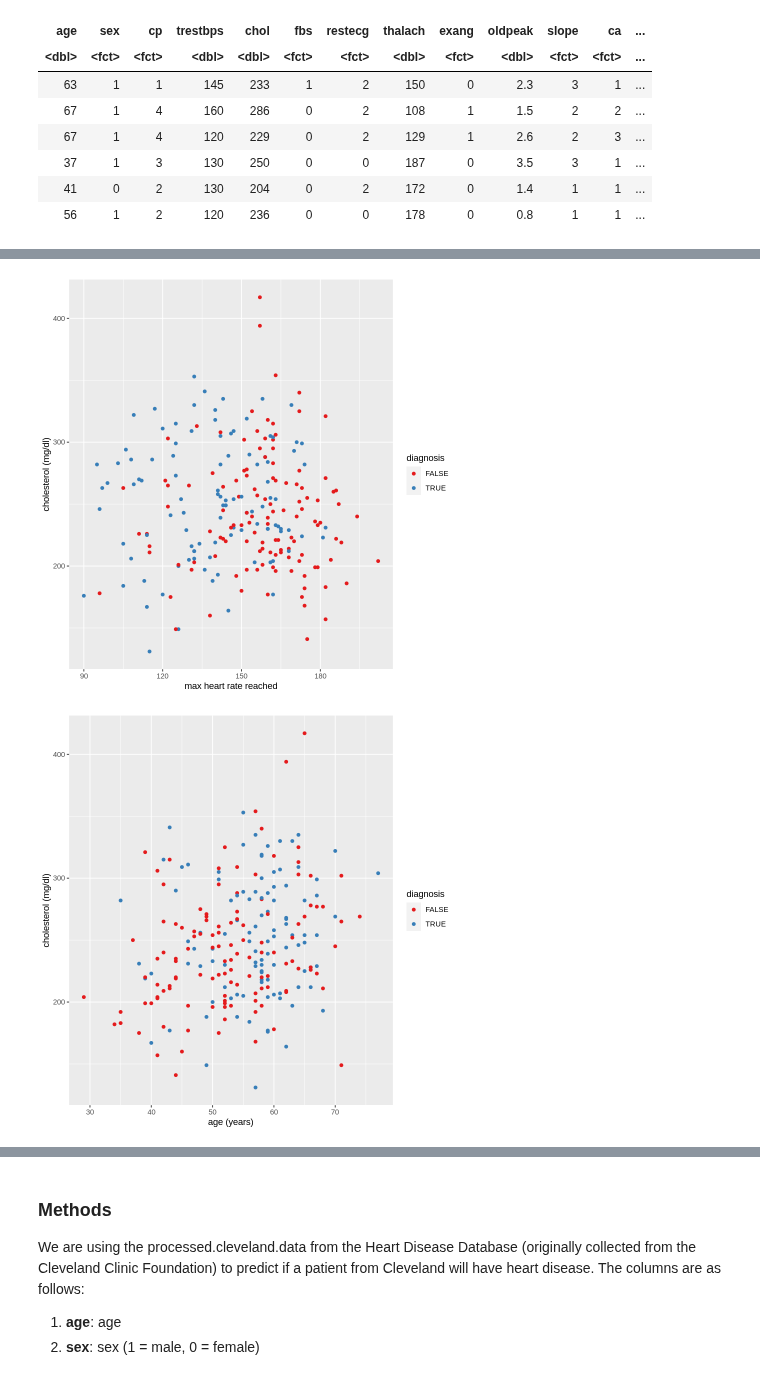
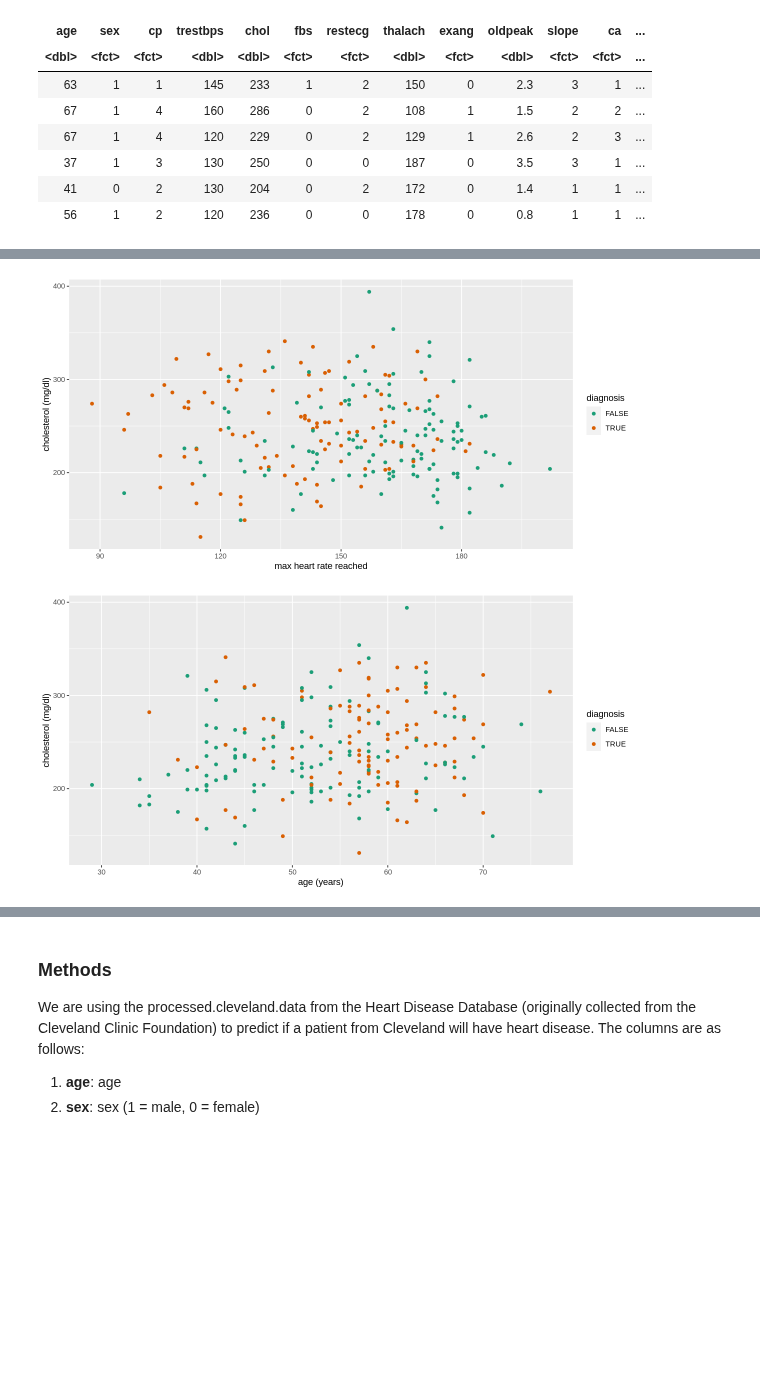
Before and after one commit to Agamchawla/group-29-project, a Jupyter notebook: group_29_project_report.ipynb, the cells around one changed output, grey strips where cells are left out. Cells and saved outputs as stored; diff of their text form; code cells hidden in the pictures; blank space fills up the shorter version.

Commit message:
Changed the palette color and added why we using 75/25 split.

```diff
--- a/group_29_project_report.ipynb
+++ b/group_29_project_report.ipynb
@@ -94,23 +90,23 @@ A tibble: 2 × 11
 # %%
 #plotting the training data
 plot1 <- ggplot(cleveland_training, aes(x = thalach, y = chol, color = diag)) +
                  geom_point() +
                  labs(x = "max heart rate reached", y = "cholesterol (mg/dl)", color = "diagnosis") +
-                 scale_color_brewer(palette = "Set1")
+                 scale_color_brewer(palette = "Dark2")
 
 plot2 <- ggplot(cleveland_training, aes(x = age, y = chol, color = diag)) +
                  geom_point() +
                  labs(x = "age (years)", y = "cholesterol (mg/dl)", color = "diagnosis") +
-                 scale_color_brewer(palette = "Set1")
+                 scale_color_brewer(palette = "Dark2")
 
 plot3 <- ggplot(cleveland_training, aes(x = age, y = thalach, color = diag)) +
                  geom_point() +
                  labs(x = "age (years)", y = "max heart rate reached", color = "diagnosis") +
-                 scale_color_brewer(palette = "Set1")
+                 scale_color_brewer(palette = "Dark2")
 
 plot1
 plot2
 plot3
 # %% [output]
-[figure, old version]
+[figure, new version]
-[figure, old version]
+[figure, new version]
```
Also changed, not shown: parts of 12 cells of this notebook.
